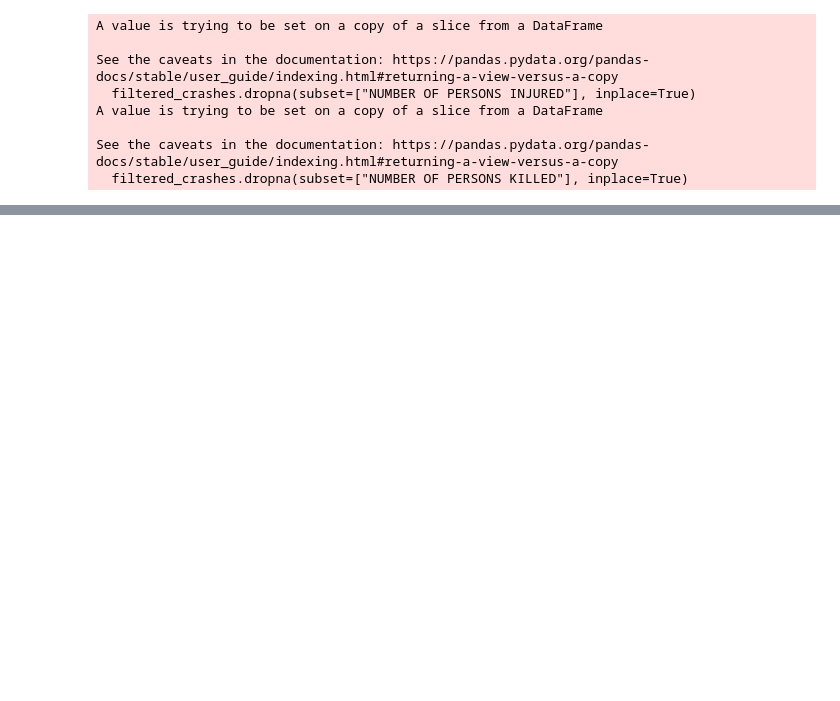
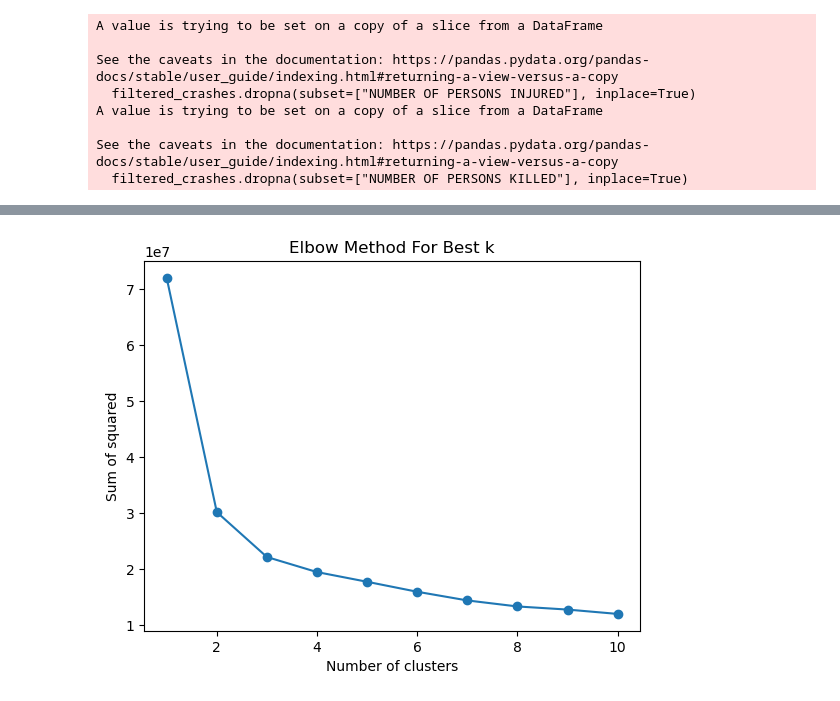
Before and after one commit to JohannRuiz1/CS5644-ML, a Jupyter notebook: code/crashes.ipynb, the cells around one changed output, grey strips where cells are left out. Saved outputs shown, nothing was run; the diff lists cells and outputs as text; code cells hidden in the pictures; blank space fills up the shorter version.

```diff
--- a/code/crashes.ipynb
+++ b/code/crashes.ipynb
@@ -218,0 +359,27 @@ print(f"Number of records in merged_df: {len(merged_df)}")
+# %%
+# Select the specific features for clustering
+features = merged_df[['onehotencoder__BOROUGH_BRONX', 'onehotencoder__BOROUGH_BROOKLYN',
+       'onehotencoder__BOROUGH_MANHATTAN', 'onehotencoder__BOROUGH_QUEENS',
+       'onehotencoder__BOROUGH_STATEN ISLAND', 'remainder__NUMBER OF PERSONS INJURED',
+       'remainder__NUMBER OF PERSONS KILLED',
+       'remainder__NUMBER OF MOTORIST INJURED',
+       'remainder__NUMBER OF MOTORIST KILLED',
+       'remainder__CRASH_DATE_YEAR',
+       'remainder__CRASH_DATE_MONTH', 'remainder__CRASH_DATE_DAY',
+       'remainder__isHoliday', 'num_people', 'cluster']]
+
+# Elbow method for finding optimal number of clusters
+sse = []
+for k in range(1, 11):
+    kmeans = KMeans(n_clusters=k, random_state=0)
+    kmeans.fit(features)
+    sse.append(kmeans.inertia_)
+
+# Plot Sum of Squares
+plt.plot(range(1, 11), sse, marker='o')
+plt.xlabel('Number of clusters')
+plt.ylabel('Sum of squared')
+plt.title('Elbow Method For Best k')
+plt.show()
+# %% [output]
+[figure, added]
```
Also changed, not shown: parts of 21 cells of this notebook.
